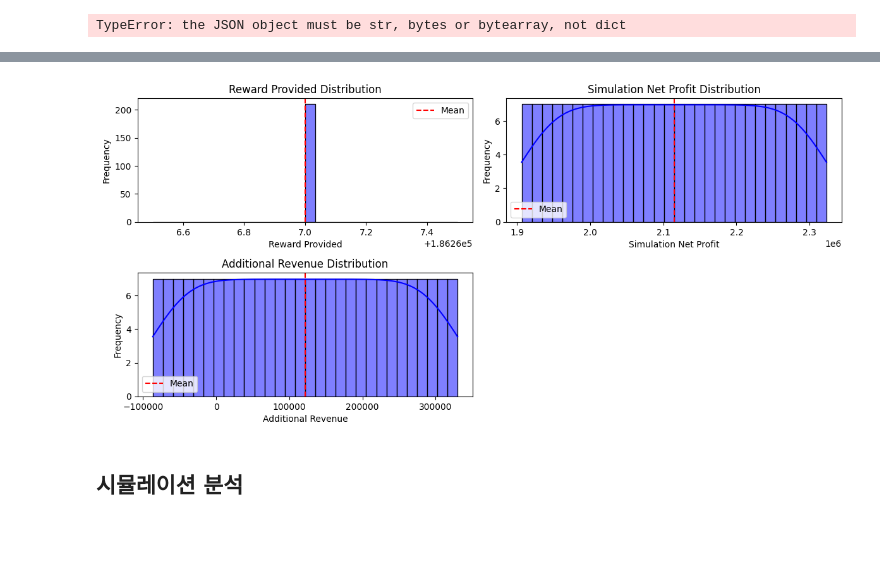
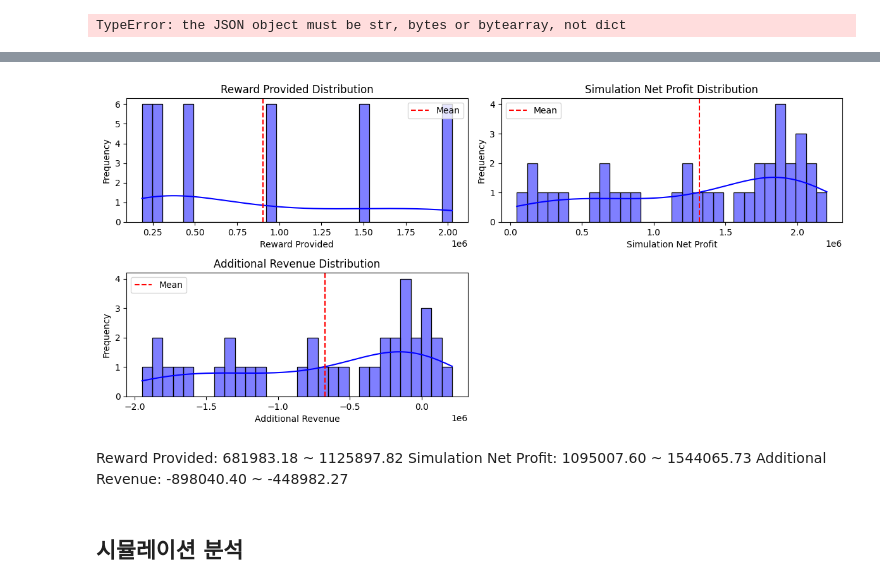
Before and after one commit to dothegee/ecommerce_project, a Jupyter notebook: code/simulation.ipynb, the cells around one changed output, grey strips where cells are left out. Saved outputs shown, nothing was run; the diff lists cells and outputs as text; code cells hidden in the pictures; blank space fills up the shorter version.

```diff
--- a/code/simulation.ipynb
+++ b/code/simulation.ipynb
@@ -483,13 +481,13 @@ import pandas as pd
 from scipy.stats import norm, ttest_ind
 
 # 1. 기댓값 (Expected Value)
-expected_values = simulation_df2['Simulation Net Profit'].mean()
+expected_values = simulation_df1['Simulation Net Profit'].mean()
 print("Expected Values (Means):")
 print(expected_values)
 
 # 2. 분산 및 표준편차
-variances = simulation_df2['Simulation Net Profit'].var()
-std_devs = simulation_df2['Simulation Net Profit'].std()
+variances = simulation_df1['Simulation Net Profit'].var()
+std_devs = simulation_df1['Simulation Net Profit'].std()
 print("\nVariances:")
 print(variances)
 print("\nStandard Deviations:")
@@ -499,8 +497,8 @@ print(std_devs)
 confidence = 0.95
 confidence_intervals = {}
 for col in ['Initial Revenue', 'Simulation Revenue', 'Reward Provided', 'Simulation Net Profit', 'Additional Revenue']:
-    mean = simulation_df2[col].mean()
-    std_error = simulation_df2[col].std() / np.sqrt(len(simulation_df2))  # 표준 오차
+    mean = simulation_df1[col].mean()
+    std_error = simulation_df1[col].std() / np.sqrt(len(simulation_df1))  # 표준 오차
     ci_lower, ci_upper = norm.interval(confidence, loc=mean, scale=std_error)
     confidence_intervals[col] = (ci_lower, ci_upper)
 print("\n95% Confidence Intervals:")
@@ -509,11 +507,11 @@ for col, ci in confidence_intervals.items():
 
 # 4. t-test (정책 효과 비교)
 # 가정: Simulation Revenue와 Initial Revenue의 차이가 유의미한지 검정
-t_stat, p_value = ttest_ind(simulation_df2['Simulation Revenue'], simulation_df2['Initial Revenue'], equal_var=False)
+t_stat, p_value = ttest_ind(simulation_df1['Simulation Revenue'], simulation_df1['Initial Revenue'], equal_var=False)
 print(f"\nT-Test between Simulation Revenue and Initial Revenue: t-stat={t_stat:.2f}, p-value={p_value:.4f}")
 
 # 5. 상관관계 분석
-correlation_matrix = simulation_df2[['Initial Revenue', 'Simulation Revenue', 'Reward Provided', 'Simulation Net Profit', 'Additional Revenue']].corr()
+correlation_matrix = simulation_df1[['Initial Revenue', 'Simulation Revenue', 'Reward Provided', 'Simulation Net Profit', 'Additional Revenue']].corr()
 print("\nCorrelation Matrix:")
 print(correlation_matrix)
 
@@ -547,30 +545,34 @@ Additional Revenue                  1.000000            1.000000
 # %%
 import matplotlib.pyplot as plt
 import seaborn as sns
 
 # 분포를 확인할 주요 컬럼 리스트
 columns_to_plot = [
     'Reward Provided',
     'Simulation Net Profit',
     'Additional Revenue'
 ]
 
 # 분포 그래프 그리기
 plt.figure(figsize=(12, 8))
 
 for i, col in enumerate(columns_to_plot, 1):
     plt.subplot(3, 2, i)  # 3행 2열 그래프 배치
-    sns.histplot(simulation_df2[col], kde=True, bins=30, color='blue')
+    sns.histplot(simulation_df1[col], kde=True, bins=30, color='blue')
     plt.title(f"{col} Distribution")
     plt.xlabel(col)
     plt.ylabel("Frequency")
-    plt.axvline(simulation_df2[col].mean(), color='red', linestyle='--', label='Mean')
+    plt.axvline(simulation_df1[col].mean(), color='red', linestyle='--', label='Mean')
     plt.legend()
 
 plt.tight_layout()
 plt.show()
 # %% [output]
-[figure, old version]
+[figure, new version]
+# %% [markdown]
+Reward Provided: 681983.18 ~ 1125897.82
+Simulation Net Profit: 1095007.60 ~ 1544065.73
+Additional Revenue: -898040.40 ~ -448982.27
 # %% [markdown]
 ## 시뮬레이션 분석
 # %%
```
Also changed, not shown: parts of 4 cells of this notebook.
